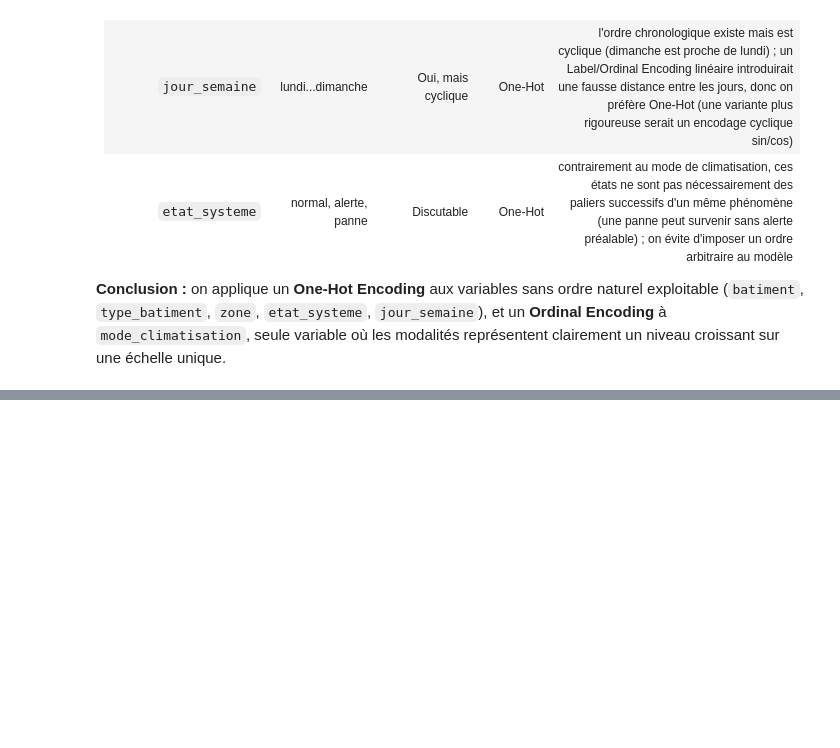
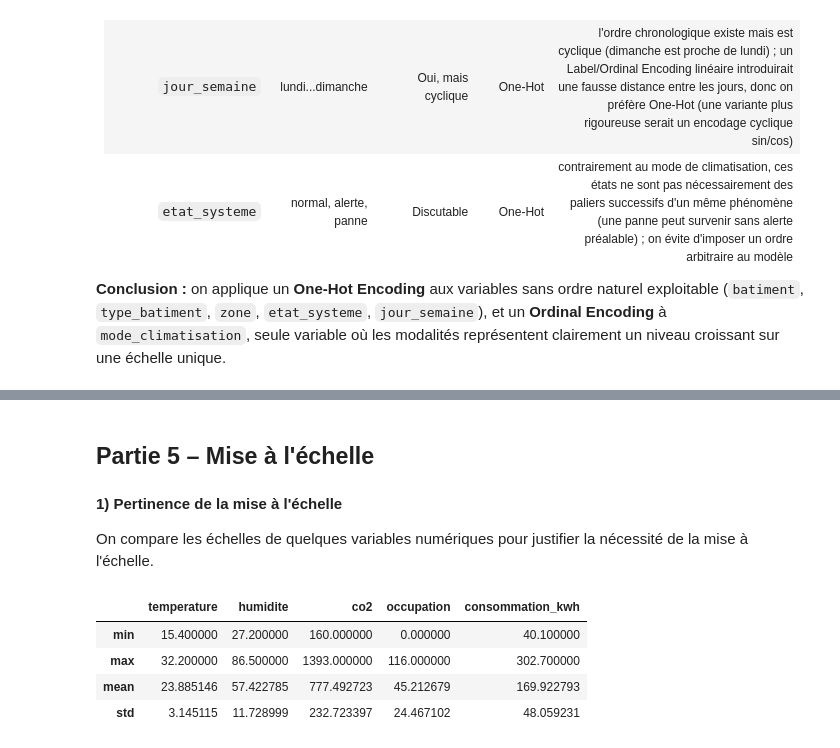
Before and after one commit to galassmyname/Atelier-donnees-tabulaires, a Jupyter notebook: atelier_prepa_donnees_tab/notebooks/atelier_prepa_donnees_tab.ipynb, the cells around one changed output, grey strips where cells are left out. Cells and saved outputs as stored; diff of their text form; code cells hidden in the pictures; blank space fills up the shorter version.

Commit message:
pertinence de la mise à l’échelle

```diff
--- a/atelier_prepa_donnees_tab/notebooks/atelier_prepa_donnees_tab.ipynb
+++ b/atelier_prepa_donnees_tab/notebooks/atelier_prepa_donnees_tab.ipynb
@@ -879,0 +851,15 @@ ValueError: Found unknown categories [nan] in column 0 during fit
+# %% [markdown]
+## Partie 5 – Mise à l'échelle
+# %% [markdown]
+**1) Pertinence de la mise à l'échelle**
+
+On compare les échelles de quelques variables numériques pour justifier la nécessité de
+la mise à l'échelle.
+# %%
+X[colonnes_numeriques].describe().loc[["min", "max", "mean", "std"]]
+# %% [output]
+|  | temperature | humidite | co2 | occupation | consommation_kwh |
+| min | 15.400000 | 27.200000 | 160.000000 | 0.000000 | 40.100000 |
+| max | 32.200000 | 86.500000 | 1393.000000 | 116.000000 | 302.700000 |
+| mean | 23.885146 | 57.422785 | 777.492723 | 45.212679 | 169.922793 |
+| std | 3.145115 | 11.728999 | 232.723397 | 24.467102 | 48.059231 |
```
Also changed, not shown: parts of 6 cells of this notebook.
